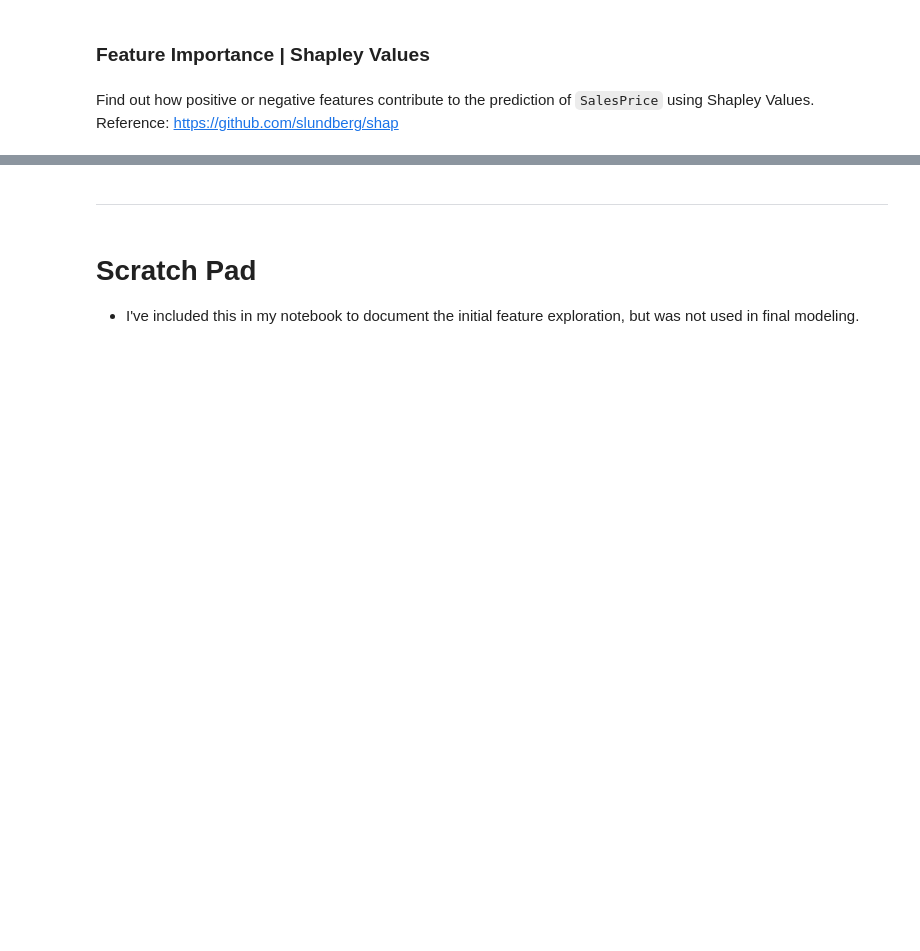
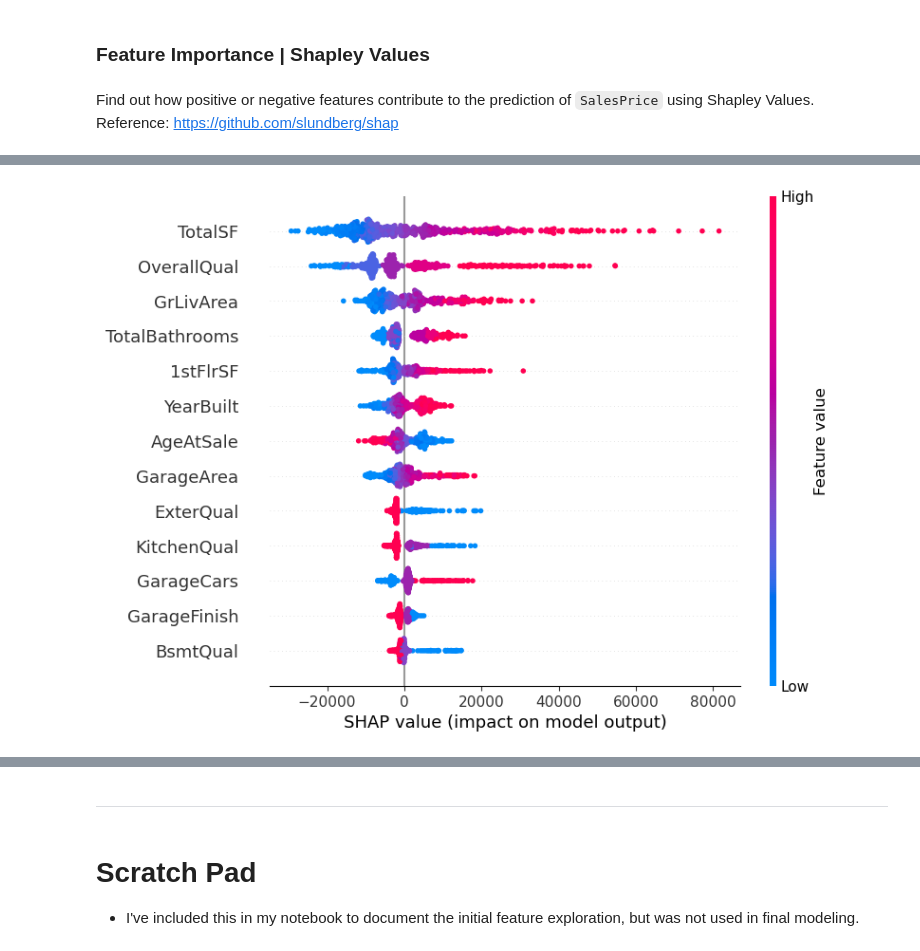
Before and after one commit to elijahspiegel/AmesHousingProject, a Jupyter notebook: Machine Learning Project - Combined - Iteration 1.ipynb, the cells around one changed output, grey strips where cells are left out. Drawn from its saved outputs; the diff is of its cells as text; code cells hidden in the pictures; blank space fills up the shorter version.

```diff
--- a/Machine Learning Project - Combined - Iteration 1.ipynb
+++ b/Machine Learning Project - Combined - Iteration 1.ipynb
@@ -1030,6 +1111,6 @@ model.fit(X_train, y_train)
 # %%
-explainer = shap.Explainer(model.predict, X_test)
+explainer = shap.Explainer(rf_random.predict, X_test_sub)
 # %%
-shap_values = explainer(X_test)
+shap_values = explainer(X_test_sub)
 # %%
 shap.plots.waterfall(shap_values[0])
@@ -1036,3 +1119,5 @@ shap.plots.waterfall(shap_values[0])
 # %%
-shap.plots.beeswarm(shap_values)
+shap.plots.beeswarm(shap_values, max_display=13)
+# %% [output]
+[figure, added]
 # %%
```
Also changed, not shown: parts of 55 cells of this notebook, 1 other file.
